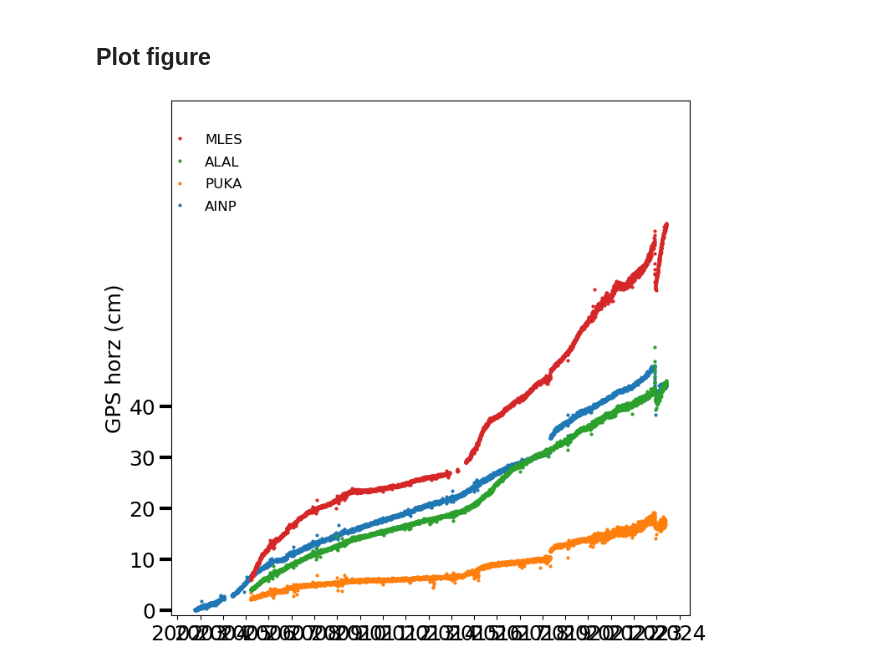
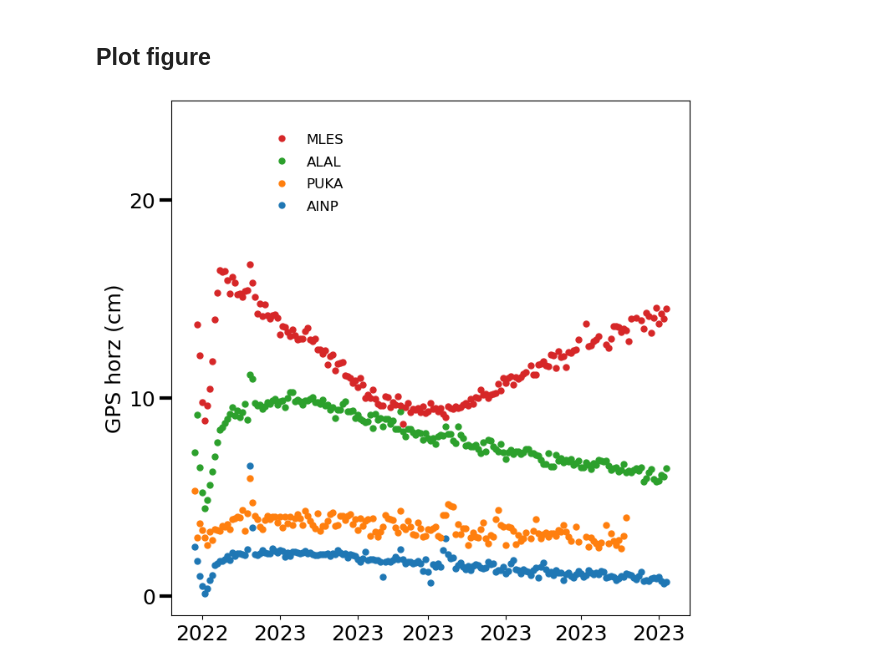
Before and after one commit to falkamelung/MLtry, a Jupyter notebook: IUGG_GPS_timeseries.ipynb, the cells around one changed output. Drawn from its saved outputs; the diff is of its cells as text; code cells hidden in the pictures.

```diff
--- a/IUGG_GPS_timeseries.ipynb
+++ b/IUGG_GPS_timeseries.ipynb
@@ -79,6 +79,7 @@ axes.set_yticks([0,10,20]);axes.set_yticks([0,10,20,30,40]);
 #############################################################
 x=[datetime.date(2001, 1, 21), datetime.date(2023, 6, 30)];  horz_max=100; up_max=31
 #x=[datetime.date(2022, 12, 6), datetime.date(2023, 6, 30)]; horz_max=25; up_max=31
+x=[datetime.date(2022, 11, 27), datetime.date(2023, 6, 30)]; horz_max=25; up_max=31
 #x=[datetime.date(2018, 9, 1), datetime.date(2022, 11, 26)]; horz_max=31; up_max=31
 
 # Stations with missing 2023 data: MLSP, PAT3 in east, STEP, MOKP in west
@@ -105,31 +106,31 @@ if duration_years > 2:
     axes.xaxis.set_major_locator(mdates.YearLocator(base=1))
 else:
     marker_size= 5.0
     loc_years = mdates.YearLocator(1)   # every year
     loc_month = mdates.MonthLocator(interval=1)  # every second month
     fmt_years = mdates.DateFormatter('%b-%y')
     axes.xaxis.set_major_locator(loc_month)
 
 # axes.xaxis.set_major_formatter(fmt_years)
 
 
     #plot GPS timeseries
 #############################################################
 #############################################################
 time1=x[0];time2=x[1];h=0; u=0
 for site in site_list:
     gps_data=read_data(site,time1,time2);
     gps_data['up']=(gps_data['up']-gps_data['up'].iloc[0:10].mean())*100+u; u=u+4;
     gps_data['north']=(gps_data['north']-gps_data['north'].iloc[0:10].mean())*100 #+t;t=t+15;
     gps_data['east']=(gps_data['east']-gps_data['east'].iloc[0:10].mean())*100 #+t; #t=t+15;
     gps_data['horz']=(gps_data['east']*gps_data['east']+gps_data['north']*gps_data['north'])**(0.5)+h; h=h+2;
     axes.plot_date(gps_data['date'],gps_data[what_to_plot],marker='o',markersize=marker_size,label=site);
 axes.set_ylabel('GPS ' + what_to_plot + ' (cm)',fontsize=ffti);
 
 plt.ylim(ylim)
 # plt.xlim(xlim)
 lgnd=axes.legend(labelspacing=-2.5,fontsize=12,bbox_to_anchor=(0.25, 0.75), bbox_transform=plt.gcf().transFigure,frameon=False)
 #save plot
 #plt.savefig('Fig.1c-f_displacement_over_SeismicityRates.pdf',dpi=300,bbox_inches='tight',transparent=True)
 # %% [output]
-[figure, old version]
+[figure, new version]
```
Also changed, not shown: parts of 2 cells of this notebook.
